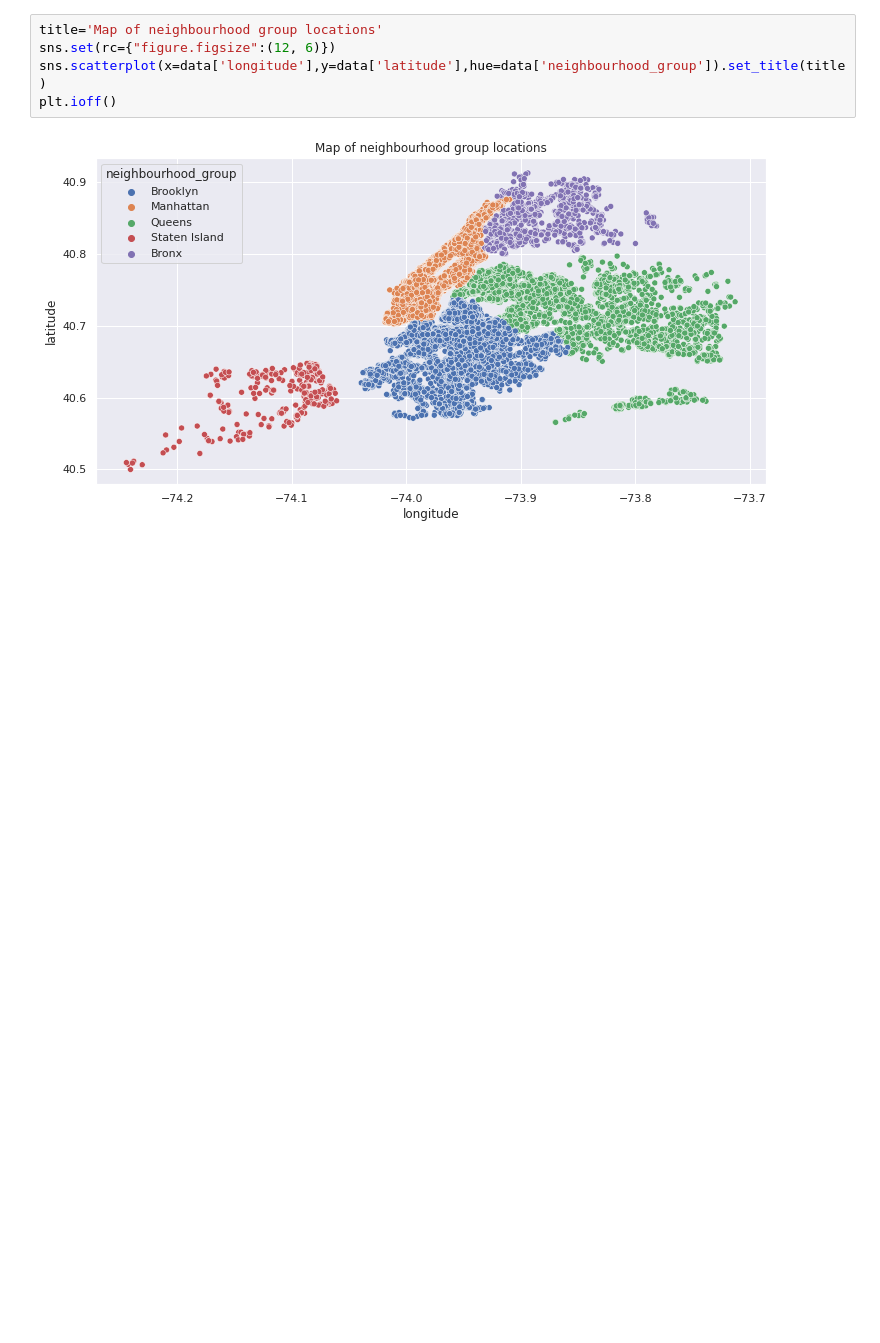
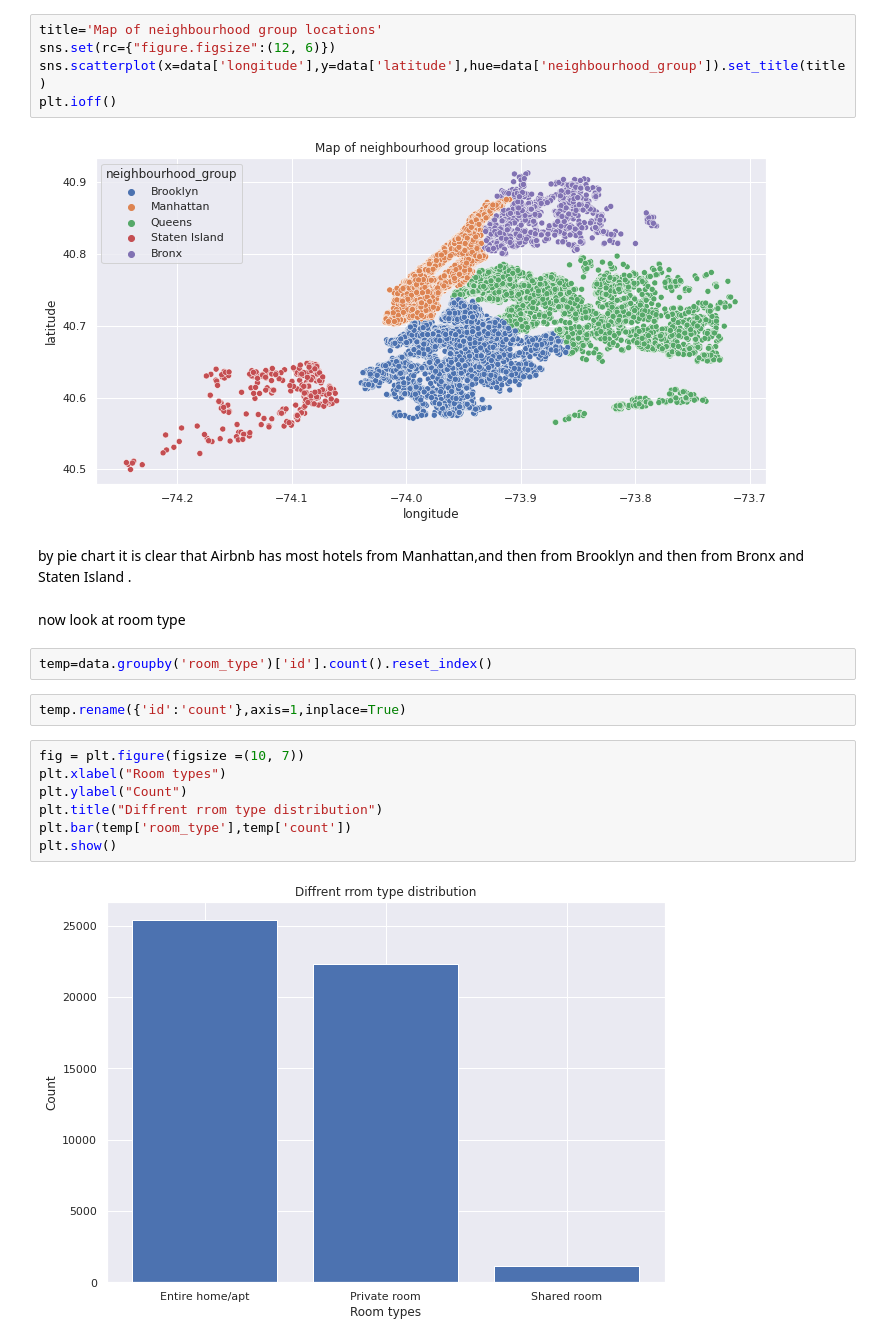
Before and after one commit to pushkarsri999/eda_project_on_airbnb_hotel_booking_analysis, a Jupyter notebook: My_project_on_Airbnb_Bookings_Analysis_Capstone_Project.ipynb, the cells around one changed output. Drawn from its saved outputs; the diff is of its cells as text; blank space fills up the shorter version.

```diff
--- a/My_project_on_Airbnb_Bookings_Analysis_Capstone_Project.ipynb
+++ b/My_project_on_Airbnb_Bookings_Analysis_Capstone_Project.ipynb
@@ -115,3 +140,20 @@ sns.scatterplot(x=data['longitude'],y=data['latitude'],hue=data['neighbourhood_g
 plt.ioff()
 # %% [output]
 [figure]
+# %% [markdown]
+by pie chart it is clear that Airbnb has most hotels from Manhattan,and then from Brooklyn and then from Bronx and Staten Island .
+# %% [markdown]
+now look at room type
+# %%
+temp=data.groupby('room_type')['id'].count().reset_index()
+# %%
+temp.rename({'id':'count'},axis=1,inplace=True)
+# %%
+fig = plt.figure(figsize =(10, 7))
+plt.xlabel("Room types")
+plt.ylabel("Count")
+plt.title("Diffrent rrom type distribution")
+plt.bar(temp['room_type'],temp['count'])
+plt.show()
+# %% [output]
+[figure, added]
```
Also changed, not shown: parts of 39 cells of this notebook.
